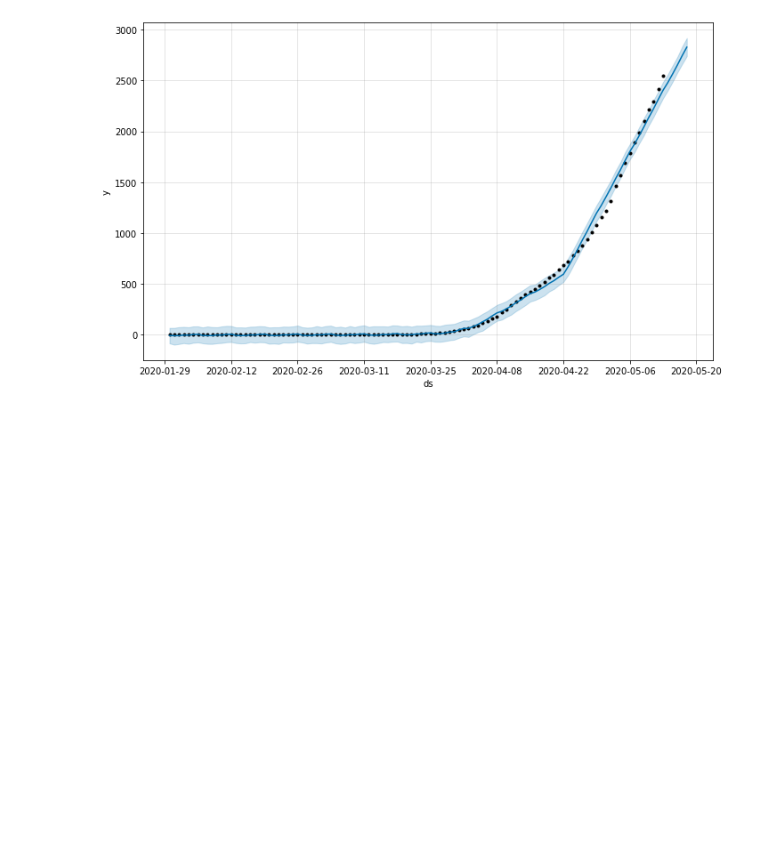
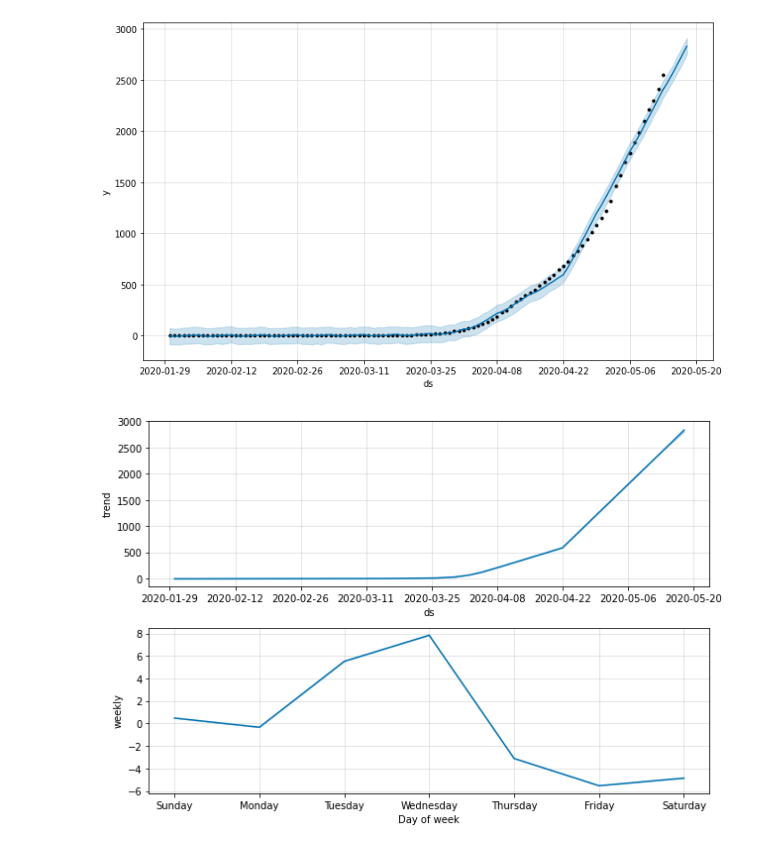
Before and after one commit to vishalgardas/Covid-Analysis, a Jupyter notebook: Covid_India.ipynb, the cells around one changed output. Drawn from its saved outputs; the diff is of its cells as text; code cells hidden in the pictures; blank space fills up the shorter version.

```diff
--- a/Covid_India.ipynb
+++ b/Covid_India.ipynb
@@ -260,3 +260,7 @@ forecast[['ds', 'yhat', 'yhat_lower', 'yhat_upper']].tail(5)
 m.plot(forecast);
 # %% [output]
 [figure]
+# %%
+m.plot_components(forecast);
+# %% [output]
+[figure, added]
```
Also changed, not shown: parts of 3 cells of this notebook, 1 other file.
